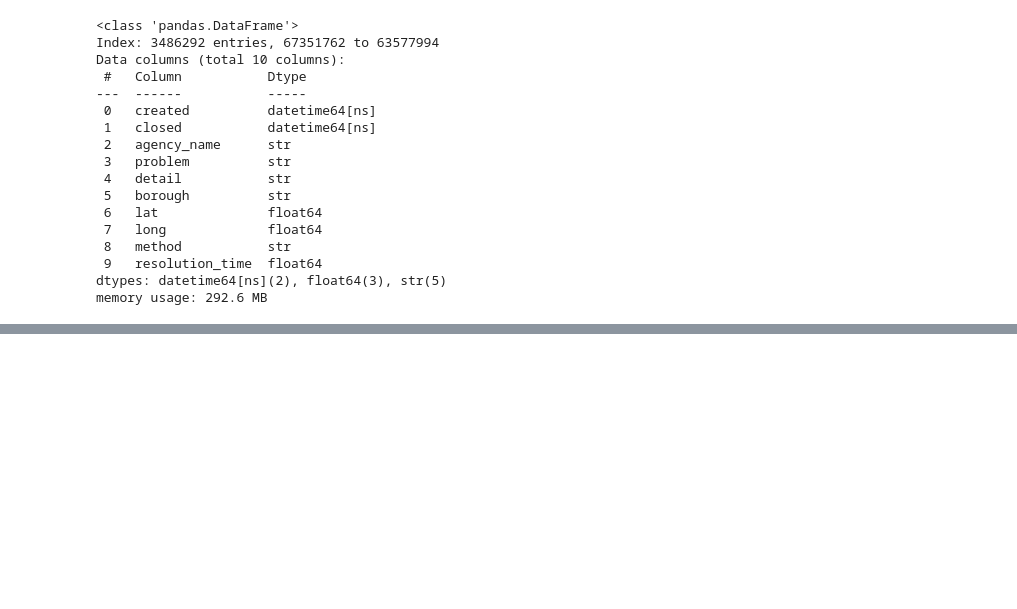
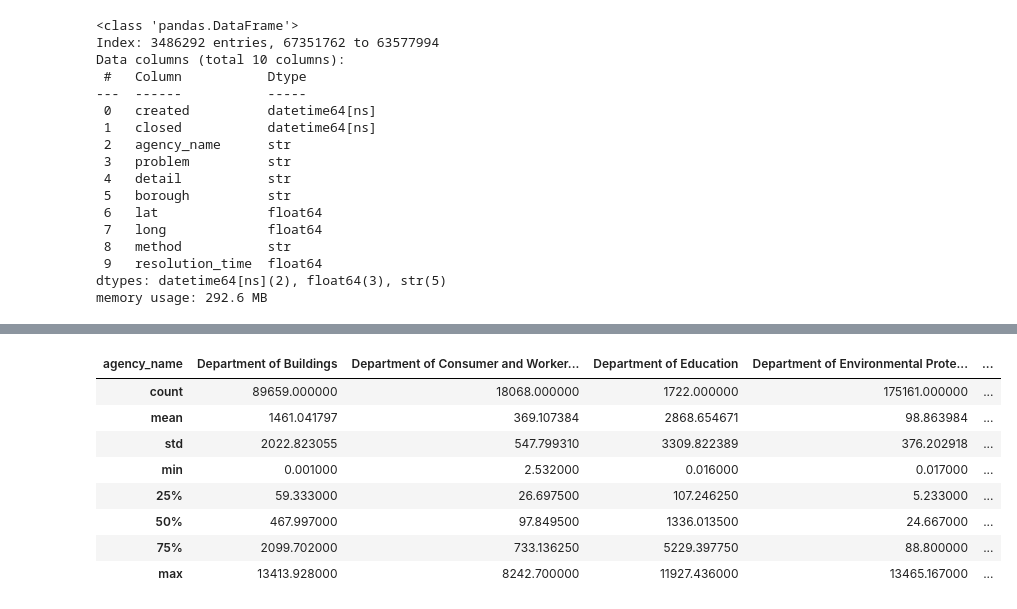
Before and after one commit to luisjaco/nyc-311, a Jupyter notebook: notebooks/exploratory_data_analysis.ipynb, the cells around one changed output, grey strips where cells are left out. Saved outputs shown, nothing was run; the diff lists cells and outputs as text; code cells hidden in the pictures; blank space fills up the shorter version.

```diff
--- a/notebooks/exploratory_data_analysis.ipynb
+++ b/notebooks/exploratory_data_analysis.ipynb
@@ -99,0 +137,13 @@ df.describe(include='all')
+# %%
+# describe resolution time
+df.groupby('agency_name')['resolution_time'].describe().T
+# %% [output]
+| agency_name | Department of Buildings | Department of Consumer and Worker... | Department of Education | Department of Environmental Prote... | ... |
+| count | 89659.000000 | 18068.000000 | 1722.000000 | 175161.000000 | ... |
+| mean | 1461.041797 | 369.107384 | 2868.654671 | 98.863984 | ... |
+| std | 2022.823055 | 547.799310 | 3309.822389 | 376.202918 | ... |
+| min | 0.001000 | 2.532000 | 0.016000 | 0.017000 | ... |
+| 25% | 59.333000 | 26.697500 | 107.246250 | 5.233000 | ... |
+| 50% | 467.997000 | 97.849500 | 1336.013500 | 24.667000 | ... |
+| 75% | 2099.702000 | 733.136250 | 5229.397750 | 88.800000 | ... |
+| max | 13413.928000 | 8242.700000 | 11927.436000 | 13465.167000 | ... |
```
Also changed, not shown: parts of 10 cells of this notebook.
